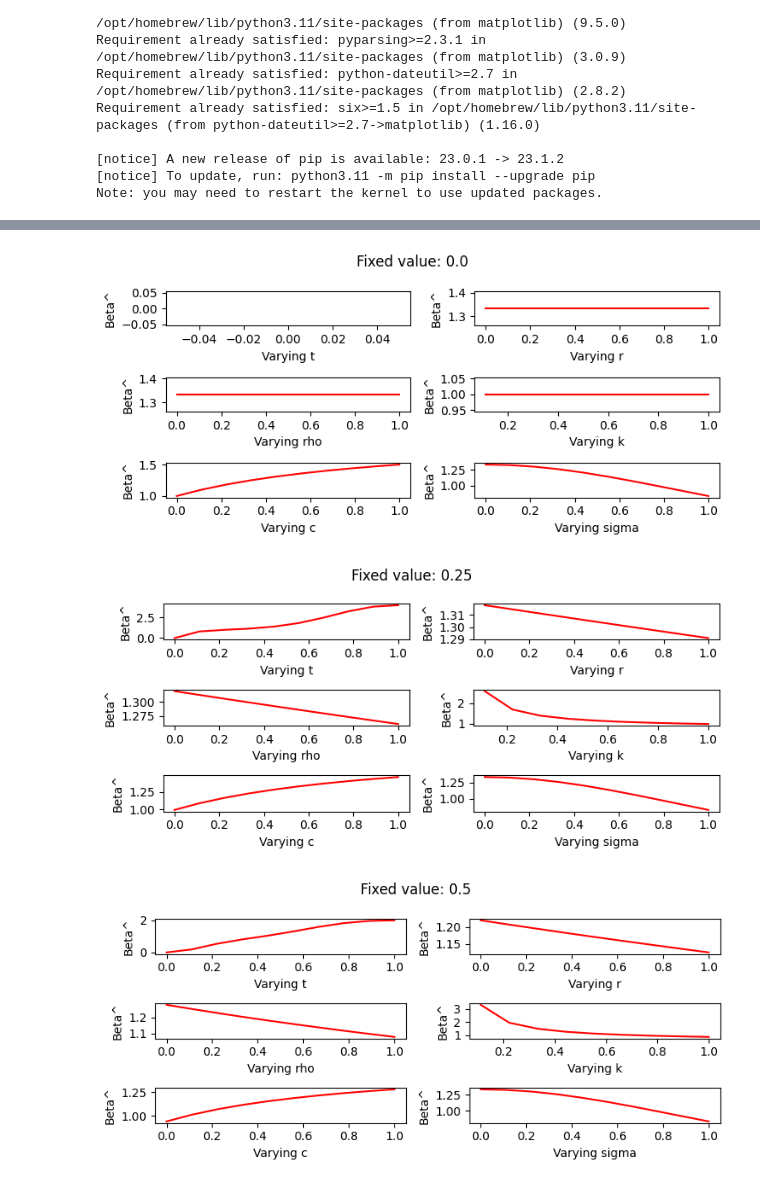
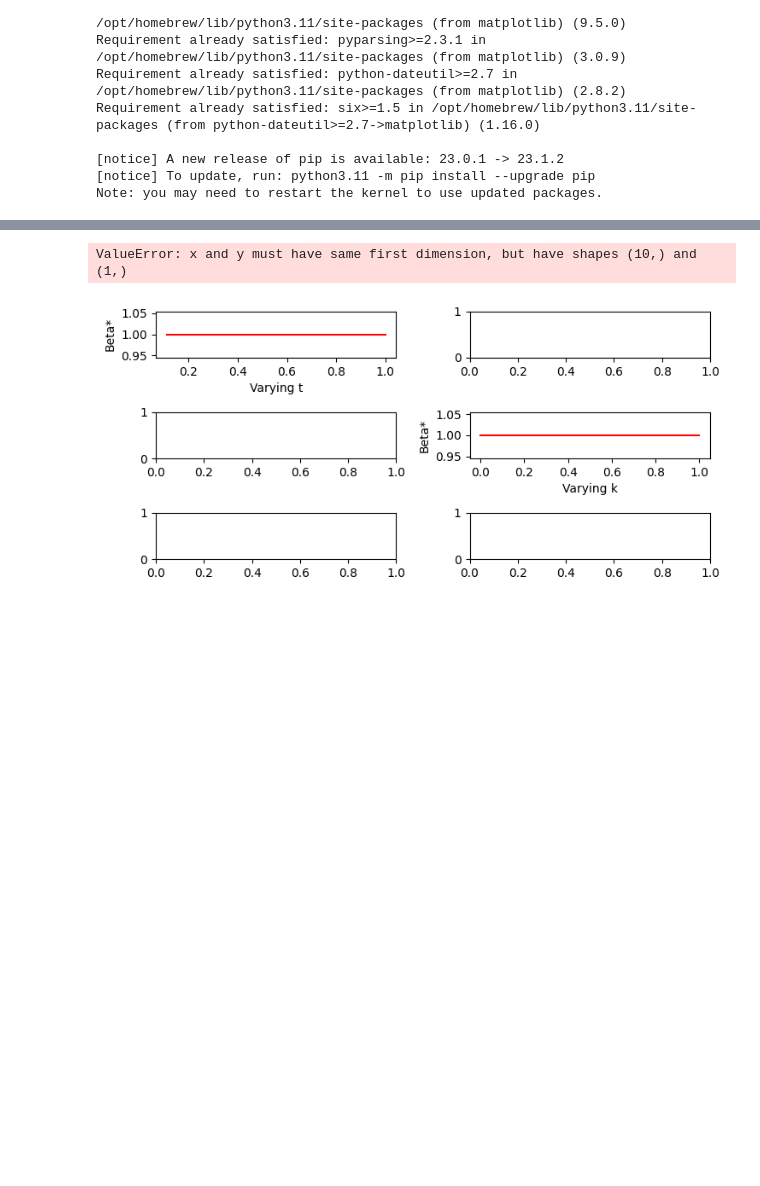
Before and after one commit to YatinGupta777/python-scripts, a Jupyter notebook: graphs.ipynb, the cells around one changed output, grey strips where cells are left out. Cells and saved outputs as stored; diff of their text form; code cells hidden in the pictures; blank space fills up the shorter version.

```diff
--- a/graphs.ipynb
+++ b/graphs.ipynb
@@ -79,6 +43,7 @@ def cal_beta_hat(t,k,rho, sigma,r,c):
     denominator = den1 + den2 + den3
     return numerator/denominator
 
+#Beta Star
 def f1(variables):
    t = variables["t"]
    k = variables["k"]
@@ -86,6 +51,7 @@ def f1(variables):
    sigma = variables["sigma"]
    return cal_beta_star(t,k,rho, sigma)
 
+#R^
 def f2(variables):
    t = variables["t"]
    k = variables["k"]
@@ -95,6 +61,7 @@ def f2(variables):
    sigma = variables["sigma"]
    return cal_beta_hat(t,k,rho, sigma,r,c)
 
+#Beta Hat
 def f3(variables):
     t = variables["t"]
     k = variables["k"]
@@ -104,6 +71,22 @@ def f3(variables):
     sigma = variables["sigma"]
     beta_hat =  cal_beta_hat(t,k,rho, sigma,r,c)
     return (beta_hat*t)/c
+
+#little b^
+def f4(variables):
+    t = variables["t"]
+    k = variables["k"]
+    c = variables["c"]
+    r = variables["r"]
+    rho = variables["rho"]
+    sigma = variables["sigma"]
+    beta_star = cal_beta_star(t,k,rho,sigma)
+    numerator = (((1-t)**2)*k) + ((t**2)*beta_star*c)
+    den1 = (r*c*k*(sigma**2)*((1-t)**2))
+    den2 = ((1-t)**2)*c
+    den3 = (beta_star**2)*c*k*((t**2)+(rho*(sigma**2)*((1-t)**2)))
+    return numerator/(den1+den2+den3)
+
 
 def main():
     with PdfPages("graphs.pdf") as pdf:
@@ -112,36 +95,41 @@ def main():
         freq = float(input("Enter Fixed value frequency : ") or "0.25")
         range_value_lower = float(input("Enter range value lower threshold : ") or "0")
         range_value_upper = float(input("Enter range value upper threshold : ") or "1")
 
         intial_values = []
         start = fixed_value_lower
         while start <= fixed_value_upper:
             intial_values.append(start)
             start = round(start + freq,2)
 
-        functions = [f2, f3]
-        labels = ["Beta^", "R^"]
+        functions = [f1, f2, f3, f4]
+        labels = ["Beta*", "Beta^", "R^", "b^"]
+        #Way to define custom variables
+        functions_variables = {
+            "Beta*" : ["t", "k", "rho", "sigma"]
+        }
         for idx, f_name in enumerate(functions):
             for i_value in intial_values:
-                variable_names = ["t", "k", "c", "r", "rho", "sigma"]
+                if labels[idx] in functions_variables:
+                    variable_names = functions_variables[labels[idx]]
+                else: variable_names = ["t", "k", "c", "r", "rho", "sigma"]
                 variables = {}
                 for name in variable_names:
                     variables[name] = i_value
                 figure, axis = plt.subplots(3, 2)
                 count = 0
                 for key, value in variables.items():
                     variables[key] = np.linspace(range_value_lower,range_value_upper,10)
                     axis[count%3, count%2].plot(variables[key], f_name(variables), color='red')
                     variables[key] = 0.5
                     axis[count%3, count%2].set(xlabel=f"Varying {key}", ylabel=labels[idx])
                     count +=1
                 figure.suptitle(f"Fixed value: {i_value}")
                 plt.show()
 
                 figure.savefig(pdf, format='pdf')
 
 main()
 # %% [output]
+ValueError: x and y must have same first dimension, but have shapes (10,) and (1,)
-[figure, old version]
+[figure, new version]
-[figure, removed]
-[figure, removed]
```
Also changed, not shown: parts of 2 cells of this notebook.
